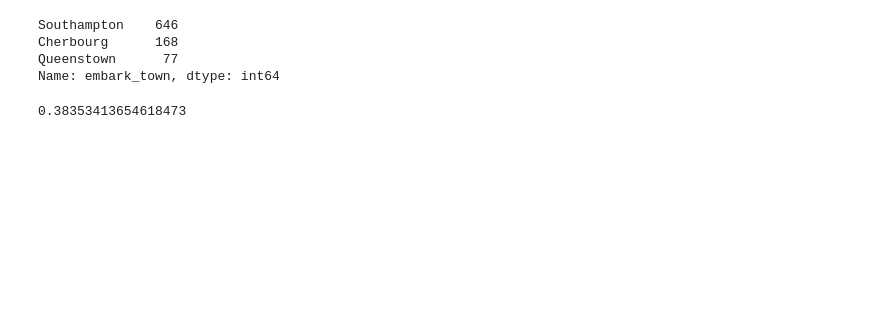
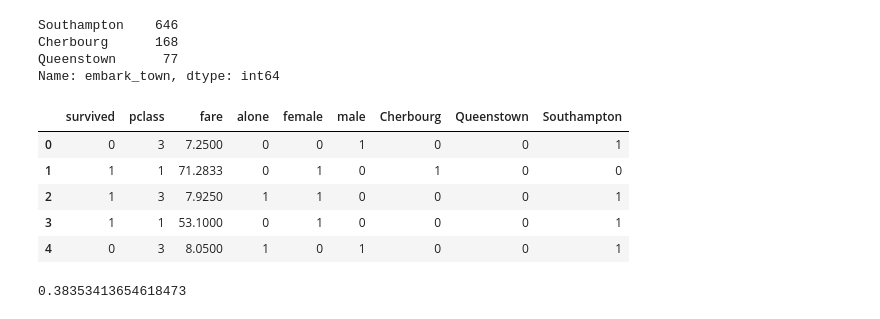
Before and after one commit to david-ryan-alviola/classification-exercises, a Jupyter notebook: model.ipynb, the cells around one changed output. Cells and saved outputs as stored; diff of their text form; code cells hidden in the pictures; blank space fills up the shorter version.

```diff
--- a/model.ipynb
+++ b/model.ipynb
@@ -72,6 +79,25 @@ Southampton    646
 Cherbourg      168
 Queenstown      77
 Name: embark_town, dtype: int64
+# %%
+sex_dummies = pd.get_dummies(titanic_df.sex, dummy_na=False, drop_first=False)
+sex_dummies.head()
+
+embark_dummies = pd.get_dummies(titanic_df.embark_town, dummy_na=False, drop_first=False)
+embark_dummies.head()
+
+titanic_df = pd.concat([titanic_df, sex_dummies, embark_dummies], axis=1)
+titanic_df.head()
+
+titanic_df.drop(columns=['sex', 'embark_town'], inplace=True)
+titanic_df.head()
+# %% [output]
+|  | survived | pclass | fare | alone | female | male | Cherbourg | Queenstown | Southampton |
+| 0 | 0 | 3 | 7.2500 | 0 | 0 | 1 | 0 | 0 | 1 |
+| 1 | 1 | 1 | 71.2833 | 0 | 1 | 0 | 1 | 0 | 0 |
+| 2 | 1 | 3 | 7.9250 | 1 | 1 | 0 | 0 | 0 | 1 |
+| 3 | 1 | 1 | 53.1000 | 0 | 1 | 0 | 0 | 0 | 1 |
+| 4 | 0 | 3 | 8.0500 | 1 | 0 | 1 | 0 | 0 | 1 |
 # %%
 # Split the data
 train, test = train_test_split(titanic_df, test_size=.2, random_state=1414, stratify=titanic_df['survived'])
```
Also changed, not shown: parts of 34 cells of this notebook.
